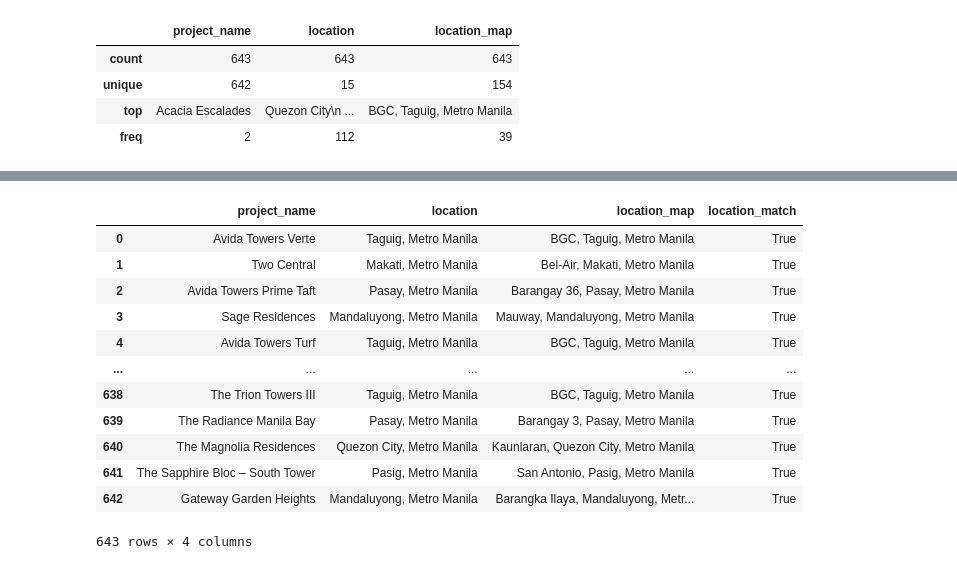
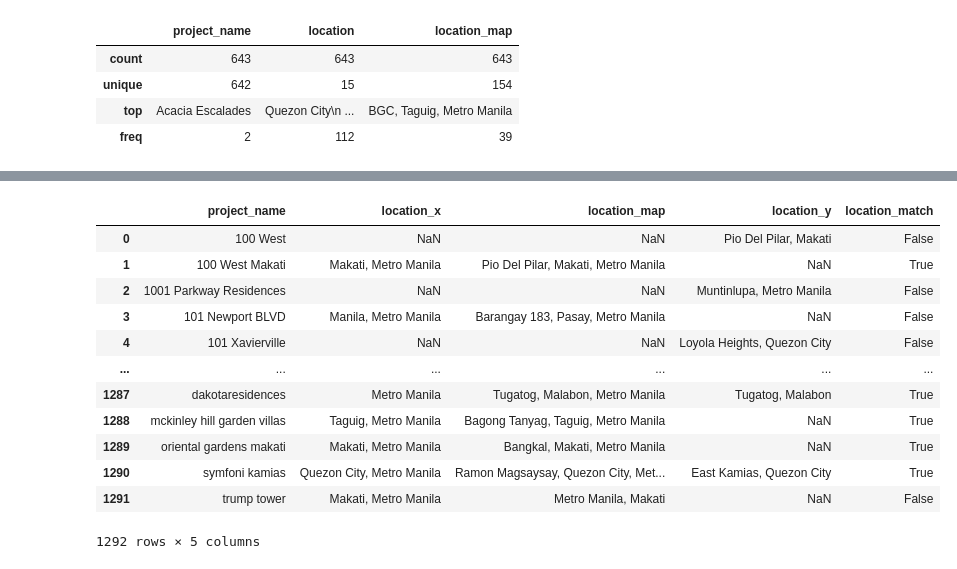
Before and after one commit to darryl-john/condo-amenity-proximity, a Jupyter notebook: data_properties/data-clean-properties.ipynb, the cells around one changed output, grey strips where cells are left out. Drawn from its saved outputs; the diff is of its cells as text; code cells hidden in the pictures.

Commit message:
Completed project list for correction

```diff
--- a/data_properties/data-clean-properties.ipynb
+++ b/data_properties/data-clean-properties.ipynb
@@ -18,3 +18,11 @@ df.describe(include='all')
 | unique | 642 | 15 | 154 |
 | top | Acacia Escalades | Quezon City\n ... | BGC, Taguig, Metro Manila |
 | freq | 2 | 112 | 39 |
+# %%
+# read csv file from another directory
+df_listings = pd.read_csv("D:/HEDONIC-MODEL/data_listings/data-listings.csv", dtype=str)
+
+# subset the DataFrame to include only relevant columns
+df_listings = df_listings[['project_name', 'location']].dropna().drop_duplicates()
+
+df_listings
@@ -20,0 +43,4 @@ df.describe(include='all')
+# %%
+# merge df and df_listings using project_name, add new rows for all missing from df
+df_merged = df.merge(df_listings, on='project_name', how='outer')
+df_merged
@@ -21,23 +61,27 @@ df.describe(include='all')
 # %%
 # apply string cleaning and corrections
-df['location'] = df['location'].str.replace(r'\s{2,}', ' ', regex=True).str.replace(' , ', ', ').str.strip()
+df_merged['location_x'] = df_merged['location_x'].str.replace(r'\s{2,}', ' ', regex=True).str.replace(' , ', ', ').str.strip()
 
-# check if the string in 'location_map' contains the corresponding 'location' string, case-insensitive
-df['location_match'] = df.apply(lambda row: str(row['location']).lower() in str(row['location_map']).lower(), axis=1)
-df
+# check if the string in 'location_map' is not missing and contains the corresponding 'location_x' string, case-insensitive
+df_merged['location_x_match'] = df_merged.apply(lambda row: str(row['location_x']).lower() in str(row['location_map']).lower(), axis=1)
+df_merged['location_map_empty'] = df_merged['location_map'].notna()
+df_merged['location_match'] = df_merged['location_x_match'] & df_merged['location_map_empty']
+df_merged = df_merged.drop(columns=['location_x_match', 'location_map_empty'])
+
+df_merged
 # %% [output]
-|  | project_name | location | location_map | location_match |
-| 0 | Avida Towers Verte | Taguig, Metro Manila | BGC, Taguig, Metro Manila | True |
-| 1 | Two Central | Makati, Metro Manila | Bel-Air, Makati, Metro Manila | True |
-| 2 | Avida Towers Prime Taft | Pasay, Metro Manila | Barangay 36, Pasay, Metro Manila | True |
-| 3 | Sage Residences | Mandaluyong, Metro Manila | Mauway, Mandaluyong, Metro Manila | True |
-| 4 | Avida Towers Turf | Taguig, Metro Manila | BGC, Taguig, Metro Manila | True |
-| ... | ... | ... | ... | ... |
-| 638 | The Trion Towers III | Taguig, Metro Manila | BGC, Taguig, Metro Manila | True |
-| 639 | The Radiance Manila Bay | Pasay, Metro Manila | Barangay 3, Pasay, Metro Manila | True |
-| 640 | The Magnolia Residences | Quezon City, Metro Manila | Kaunlaran, Quezon City, Metro Manila | True |
-| 641 | The Sapphire Bloc – South Tower | Pasig, Metro Manila | San Antonio, Pasig, Metro Manila | True |
-| 642 | Gateway Garden Heights | Mandaluyong, Metro Manila | Barangka Ilaya, Mandaluyong, Metr... | True |
+|  | project_name | location_x | location_map | location_y | location_match |
+| 0 | 100 West | NaN | NaN | Pio Del Pilar, Makati | False |
+| 1 | 100 West Makati | Makati, Metro Manila | Pio Del Pilar, Makati, Metro Manila | NaN | True |
+| 2 | 1001 Parkway Residences | NaN | NaN | Muntinlupa, Metro Manila | False |
+| 3 | 101 Newport BLVD | Manila, Metro Manila | Barangay 183, Pasay, Metro Manila | NaN | False |
+| 4 | 101 Xavierville | NaN | NaN | Loyola Heights, Quezon City | False |
+| ... | ... | ... | ... | ... | ... |
+| 1287 | dakotaresidences | Metro Manila | Tugatog, Malabon, Metro Manila | Tugatog, Malabon | True |
+| 1288 | mckinley hill garden villas | Taguig, Metro Manila | Bagong Tanyag, Taguig, Metro Manila | NaN | True |
+| 1289 | oriental gardens makati | Makati, Metro Manila | Bangkal, Makati, Metro Manila | NaN | True |
+| 1290 | symfoni kamias | Quezon City, Metro Manila | Ramon Magsaysay, Quezon City, Met... | East Kamias, Quezon City | True |
+| 1291 | trump tower | Makati, Metro Manila | Metro Manila, Makati | NaN | False |
-643 rows × 4 columns
+1292 rows × 5 columns
 # %%
 # Save the DataFrame to a CSV file
```
Also changed, not shown: parts of 3 cells of this notebook, 2 other files.
